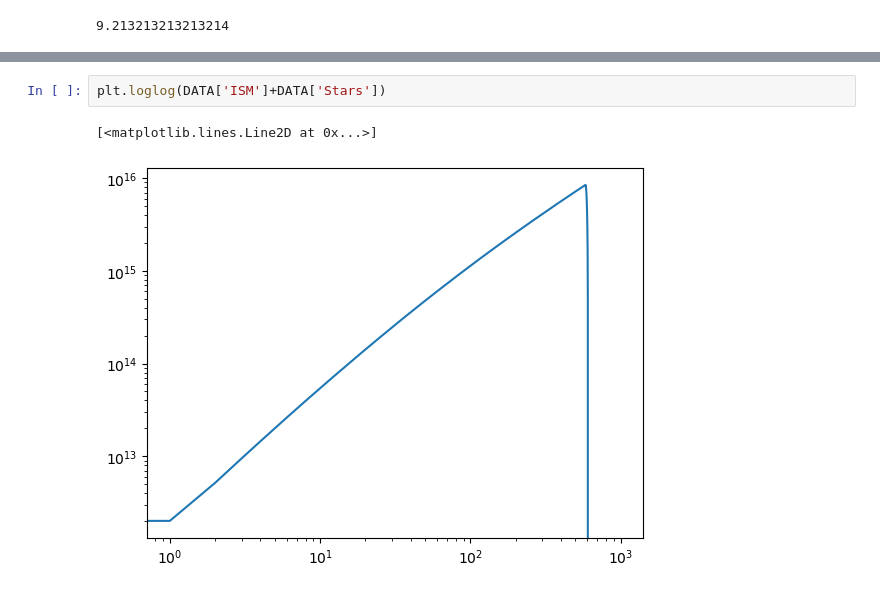
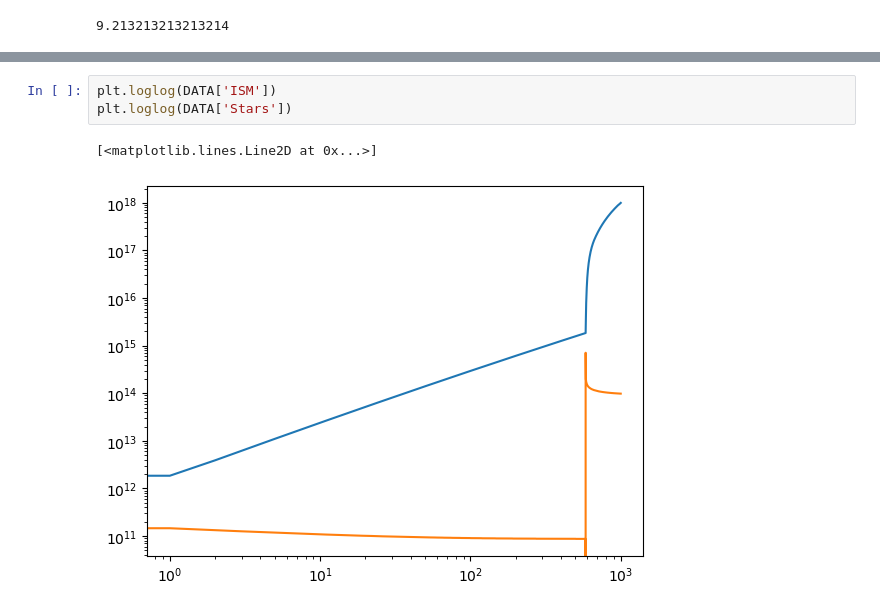
Before and after one commit to KKamp2015/Astro2Project, a Jupyter notebook: Checking.ipynb, the cells around one changed output, grey strips where cells are left out. Cells and saved outputs as stored; diff of their text form.

```diff
--- a/Checking.ipynb
+++ b/Checking.ipynb
@@ -120,5 +151,6 @@ Table length=1001
 # %%
-plt.loglog(DATA['ISM']+DATA['Stars'])
+plt.loglog(DATA['ISM'])
+plt.loglog(DATA['Stars'])
 # %% [output]
 [<matplotlib.lines.Line2D at 0x...>]
-[figure, old version]
+[figure, new version]
```
Also changed, not shown: parts of 6 cells of this notebook, 1 other file.
